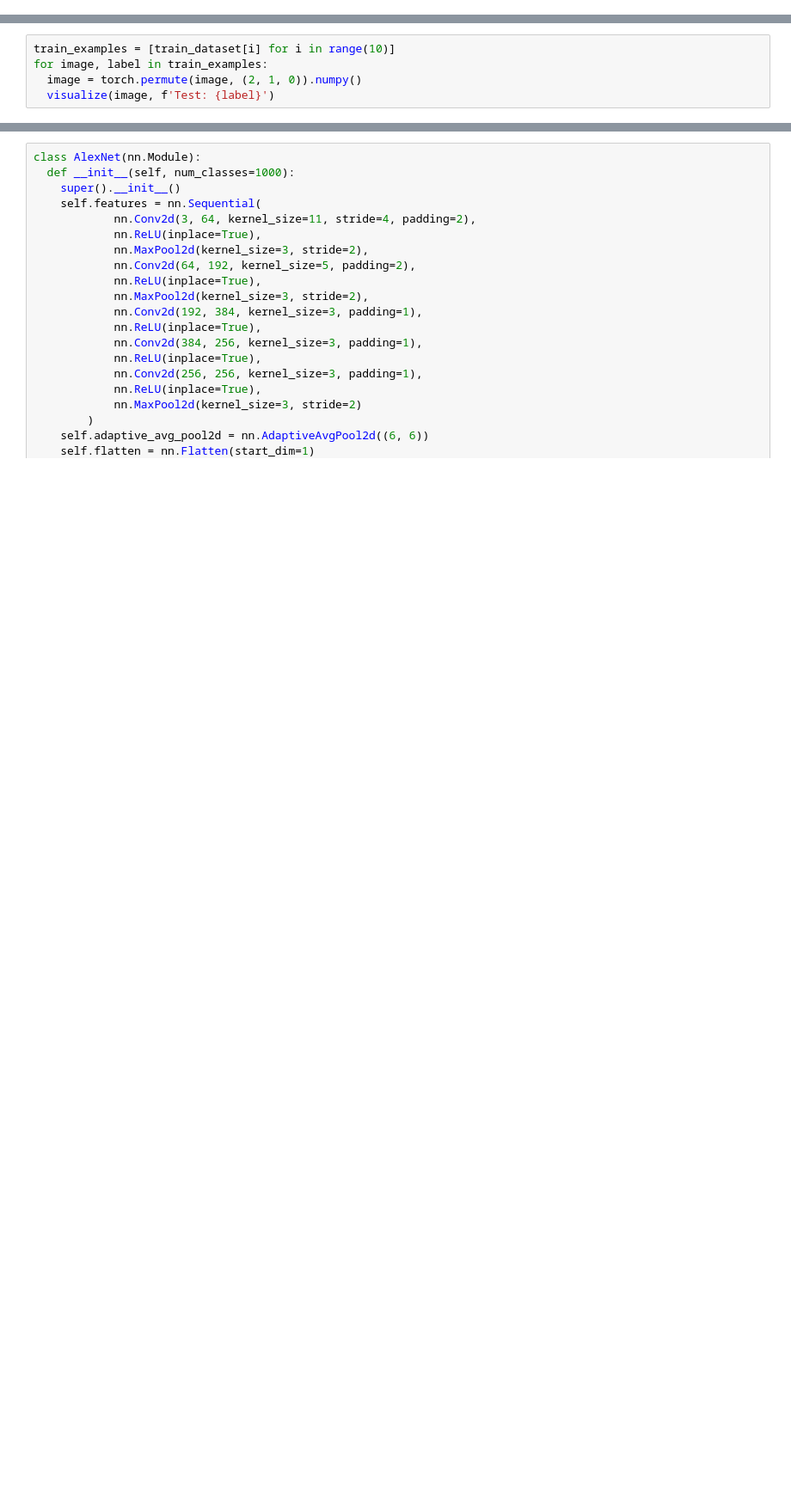
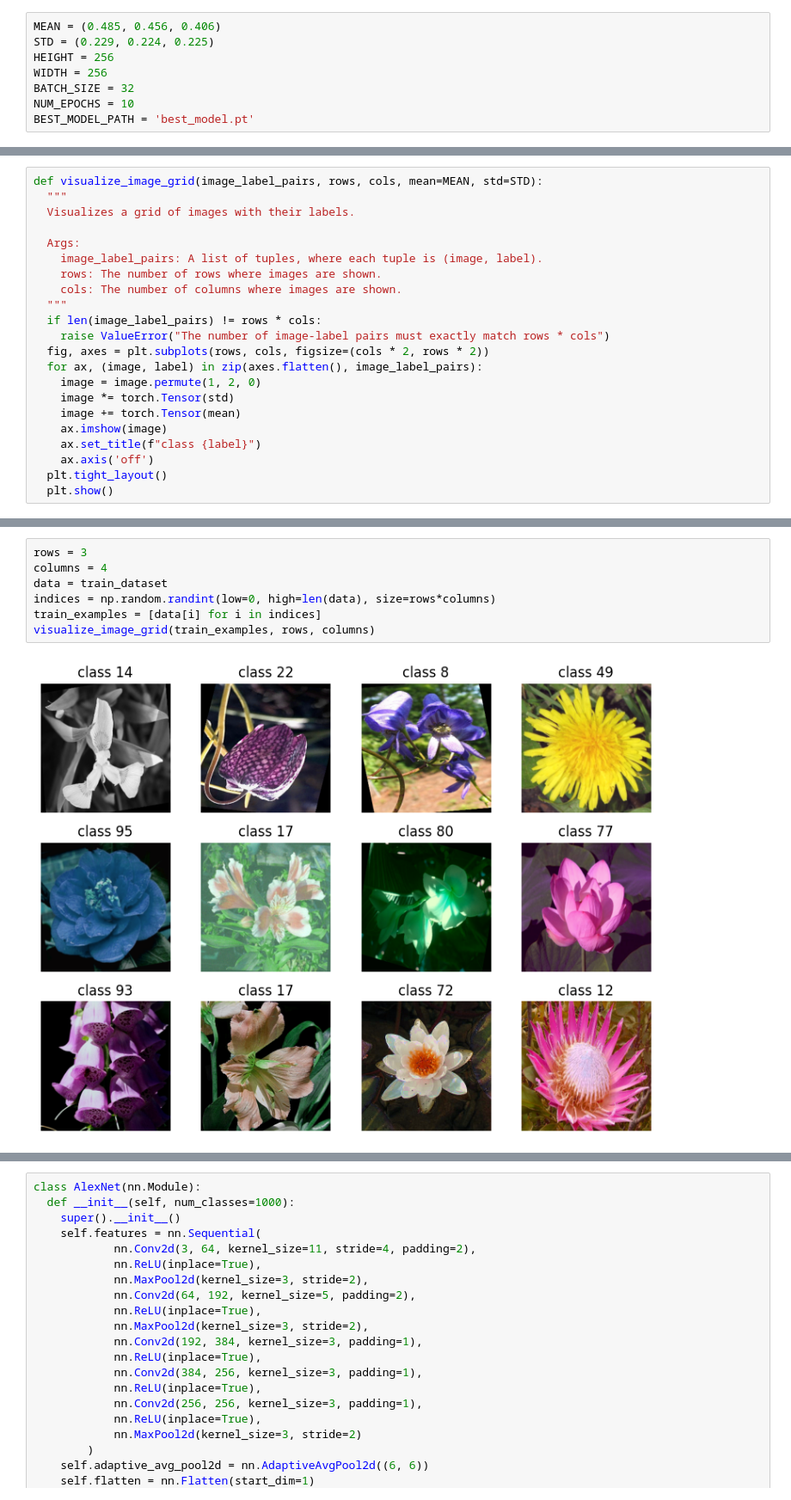
Before and after one commit to FarhadMaleki/CPSC691DL, a Jupyter notebook: Model_Architecture.ipynb, the cells around one changed output, grey strips where cells are left out. Shown at 86% size. Saved outputs shown, nothing was run; the diff lists cells and outputs as text; blank space fills up the shorter version.

Commit message:
Update AlexNet model

```diff
--- a/Model_Architecture.ipynb
+++ b/Model_Architecture.ipynb
@@ -8,0 +17,8 @@ from matplotlib import pyplot as plt
+# %%
+MEAN = (0.485, 0.456, 0.406)
+STD = (0.229, 0.224, 0.225)
+HEIGHT = 256
+WIDTH = 256
+BATCH_SIZE = 32
+NUM_EPOCHS = 10
+BEST_MODEL_PATH = 'best_model.pt'
@@ -46,5 +126,0 @@ def visualize(image, label):
-# %%
-train_examples = [train_dataset[i] for i in range(10)]
-for image, label in train_examples:
-  image = torch.permute(image, (2, 1, 0)).numpy()
-  visualize(image, f'Test: {label}')
@@ -84,0 +130,22 @@ class AlexNet(nn.Module):
+# %%
+def visualize_image_grid(image_label_pairs, rows, cols, mean=MEAN, std=STD):
+  """
+  Visualizes a grid of images with their labels.
+
+  Args:
+    image_label_pairs: A list of tuples, where each tuple is (image, label).
+    rows: The number of rows where images are shown.
+    cols: The number of columns where images are shown.
+  """
+  if len(image_label_pairs) != rows * cols:
+    raise ValueError("The number of image-label pairs must exactly match rows * cols")
+  fig, axes = plt.subplots(rows, cols, figsize=(cols * 2, rows * 2))
+  for ax, (image, label) in zip(axes.flatten(), image_label_pairs):
+    image = image.permute(1, 2, 0)
+    image *= torch.Tensor(std)
+    image += torch.Tensor(mean)
+    ax.imshow(image)
+    ax.set_title(f"class {label}")
+    ax.axis('off')
+  plt.tight_layout()
+  plt.show()
@@ -84,0 +154,9 @@ class AlexNet(nn.Module):
+# %%
+rows = 3
+columns = 4
+data = train_dataset
+indices = np.random.randint(low=0, high=len(data), size=rows*columns)
+train_examples = [data[i] for i in indices]
+visualize_image_grid(train_examples, rows, columns)
+# %% [output]
+[figure, added]
```
Also changed, not shown: parts of 42 cells of this notebook, 1 other file.
